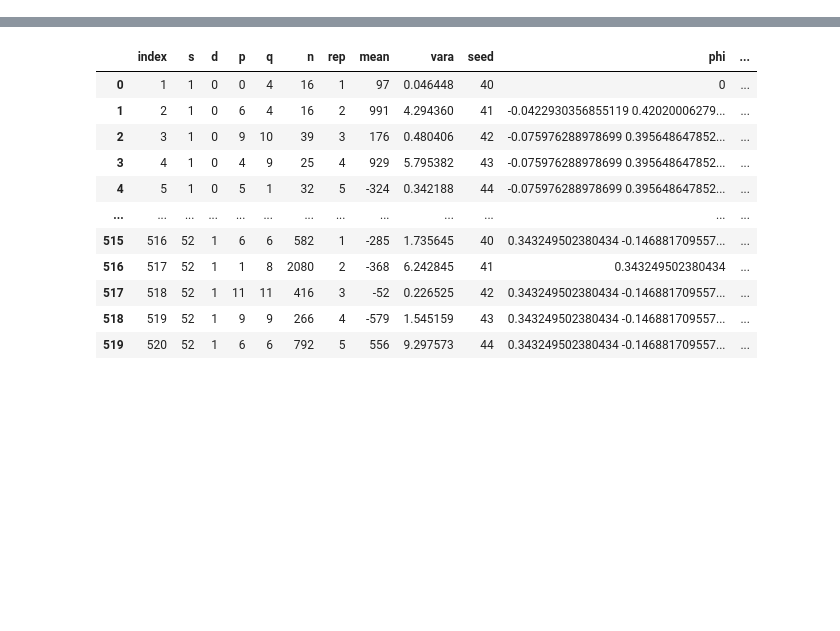
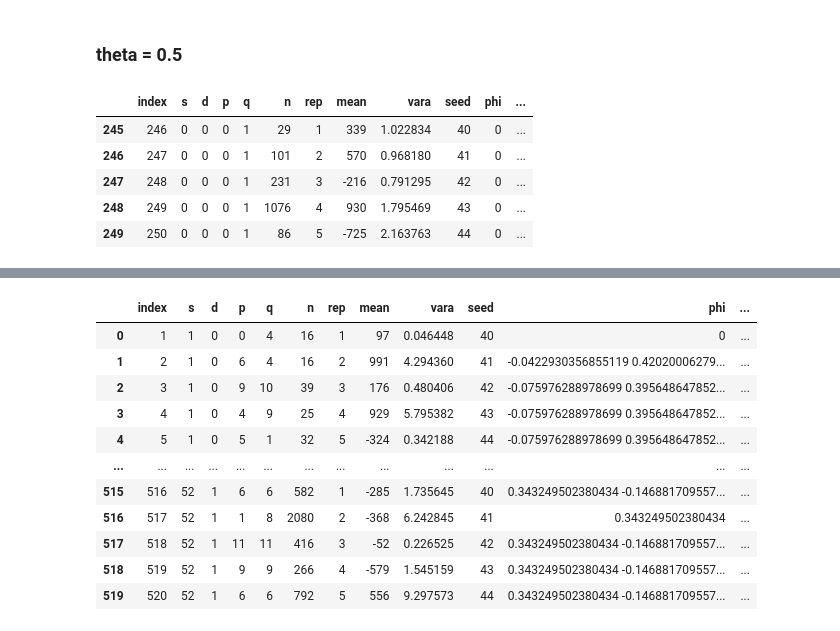
Before and after one commit to ngupta23/medium_articles, a Jupyter notebook: time_series/pycaret/pycaret_ts_diagnostics.ipynb, the cells around one changed output, grey strips where cells are left out. Cells and saved outputs as stored; diff of their text form; code cells hidden in the pictures; blank space fills up the shorter version.

```diff
--- a/time_series/pycaret/pycaret_ts_diagnostics.ipynb
+++ b/time_series/pycaret/pycaret_ts_diagnostics.ipynb
@@ -66,0 +117,11 @@ extract_ts_info(data, seasonal_period=1)
+# %% [markdown]
+### theta = 0.5
+# %%
+index.query("theta==0.5")
+# %% [output]
+|  | index | s | d | p | q | n | rep | mean | vara | seed | phi | ... |
+| 245 | 246 | 0 | 0 | 0 | 1 | 29 | 1 | 339 | 1.022834 | 40 | 0 | ... |
+| 246 | 247 | 0 | 0 | 0 | 1 | 101 | 2 | 570 | 0.968180 | 41 | 0 | ... |
+| 247 | 248 | 0 | 0 | 0 | 1 | 231 | 3 | -216 | 0.791295 | 42 | 0 | ... |
+| 248 | 249 | 0 | 0 | 0 | 1 | 1076 | 4 | 930 | 1.795469 | 43 | 0 | ... |
+| 249 | 250 | 0 | 0 | 0 | 1 | 86 | 5 | -725 | 2.163763 | 44 | 0 | ... |
```
Also changed, not shown: parts of 55 cells of this notebook.
